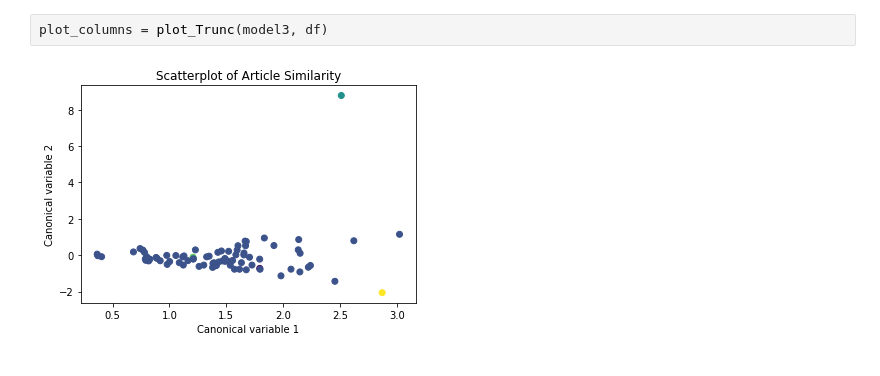
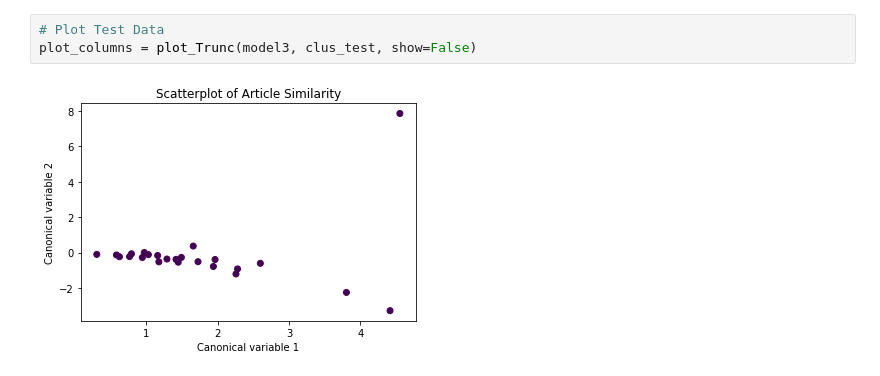
Before and after one commit to anicholas1/Watson-nlp, a Jupyter notebook: watson-nlp/Interactive-HTML-Tooltip .ipynb, the cells around one changed output. Cells and saved outputs as stored; diff of their text form.

```diff
--- a/watson-nlp/Interactive-HTML-Tooltip .ipynb
+++ b/watson-nlp/Interactive-HTML-Tooltip .ipynb
@@ -86,5 +100,6 @@ array([1, 3, 1, 1, 1, 1, 1, 1, 1, 1, 1, 4, 1, 1, 1, 1, 1, 1, 1, 1, 1, 1, 0,
-# %%
-plot_columns = plot_Trunc(model3, df)
-# %% [output]
-[figure, removed]
+# %%
+# Plot Test Data
+plot_columns = plot_Trunc(model3, clus_test, show=False)
+# %% [output]
+[figure, added]
 # %%
```
Also changed, not shown: parts of 8 cells of this notebook.
